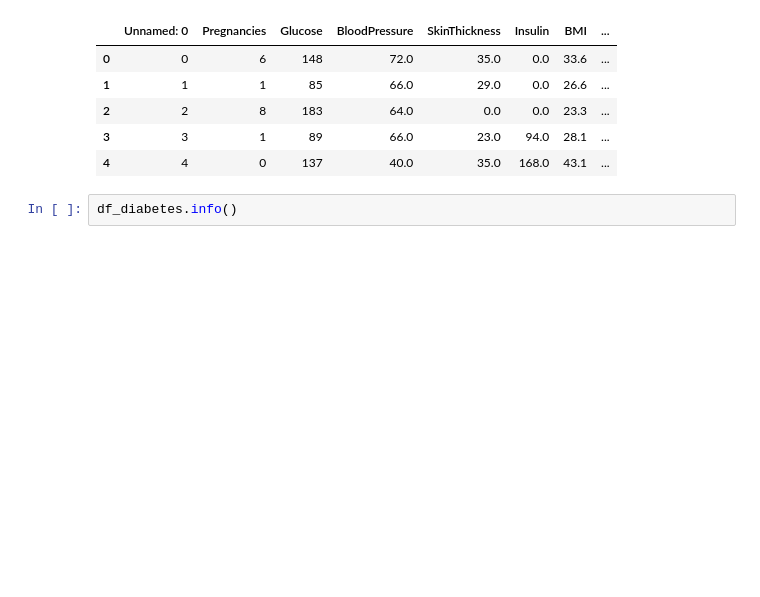
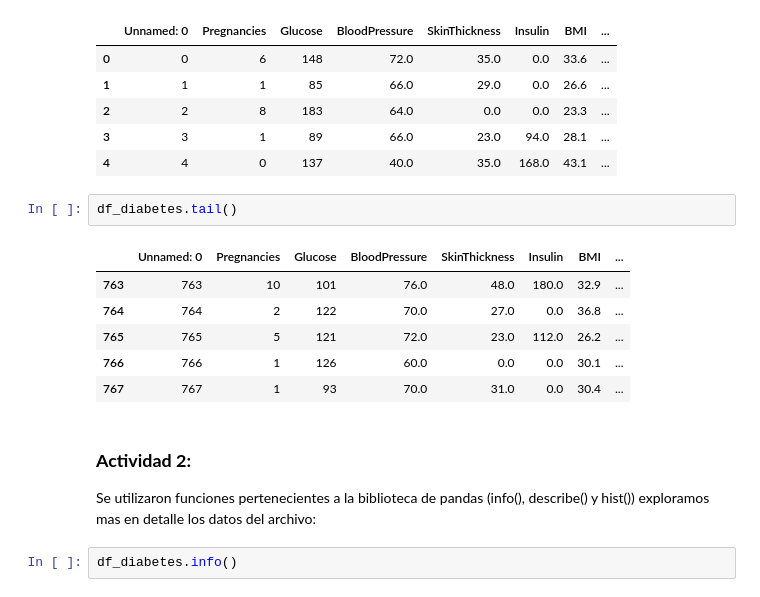
Before and after one commit to LucasSegovia01/Nu-ez_Segovia-Aprendizaje_automatico, a Jupyter notebook: Trabajo_practico_1/codigo.ipynb, the cells around one changed output. Cells and saved outputs as stored; diff of their text form; blank space fills up the shorter version.

```diff
--- a/Trabajo_practico_1/codigo.ipynb
+++ b/Trabajo_practico_1/codigo.ipynb
@@ -12,6 +28,19 @@ df_diabetes.head()
 | 2 | 2 | 8 | 183 | 64.0 | 0.0 | 0.0 | 23.3 | ... |
 | 3 | 3 | 1 | 89 | 66.0 | 23.0 | 94.0 | 28.1 | ... |
 | 4 | 4 | 0 | 137 | 40.0 | 35.0 | 168.0 | 43.1 | ... |
+# %%
+df_diabetes.tail()
+# %% [output]
+|  | Unnamed: 0 | Pregnancies | Glucose | BloodPressure | SkinThickness | Insulin | BMI | ... |
+| 763 | 763 | 10 | 101 | 76.0 | 48.0 | 180.0 | 32.9 | ... |
+| 764 | 764 | 2 | 122 | 70.0 | 27.0 | 0.0 | 36.8 | ... |
+| 765 | 765 | 5 | 121 | 72.0 | 23.0 | 112.0 | 26.2 | ... |
+| 766 | 766 | 1 | 126 | 60.0 | 0.0 | 0.0 | 30.1 | ... |
+| 767 | 767 | 1 | 93 | 70.0 | 31.0 | 0.0 | 30.4 | ... |
+# %% [markdown]
+### **Actividad 2:**
+
+Se utilizaron funciones pertenecientes a la biblioteca de pandas (info(), describe() y hist()) exploramos mas en detalle los datos del archivo:
 # %%
 df_diabetes.info()
 # %% [output]
```
Also changed, not shown: parts of 5 cells of this notebook.
